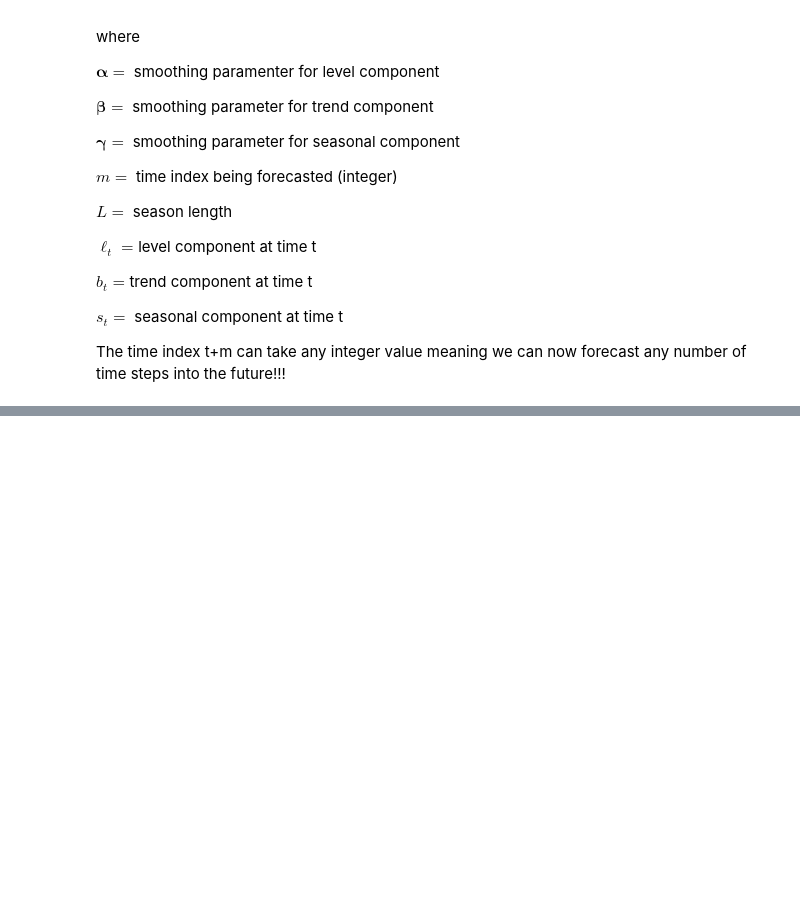
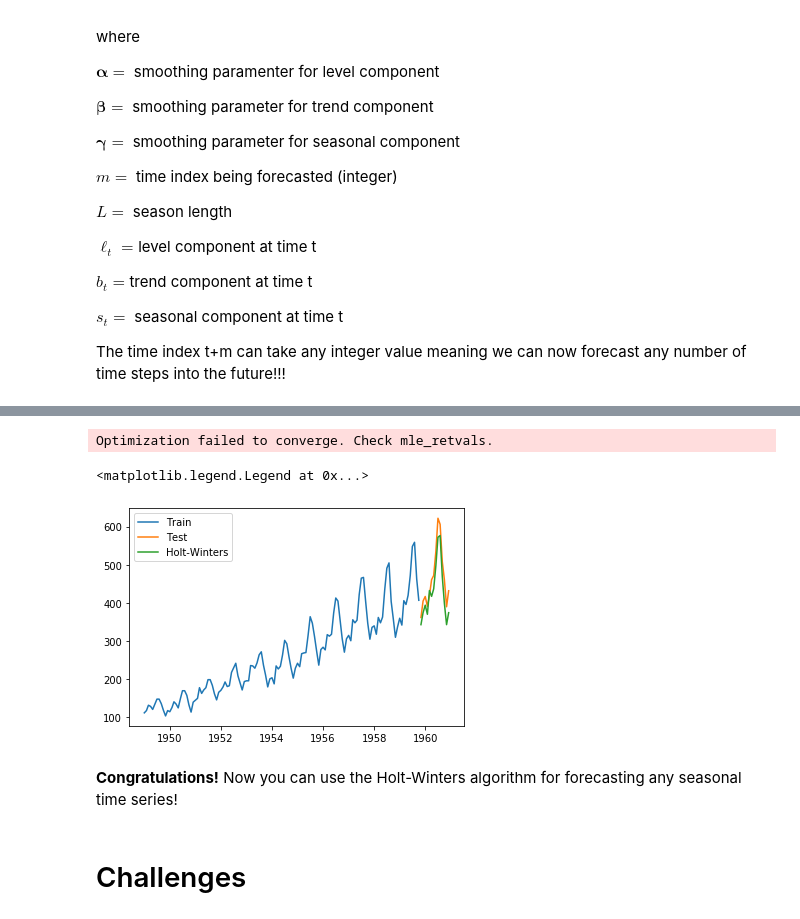
Before and after one commit to stefan262/Practical-ML-DS, a Jupyter notebook: Chapter 2. Python for Data Scientists/Module 7. Other ML Problems/Time Series/2. Holt-Winters Method for Time Series Forecasting.ipynb, the cells around one changed output, grey strips where cells are left out. Cells and saved outputs as stored; diff of their text form; code cells hidden in the pictures; blank space fills up the shorter version.

```diff
--- a/Chapter 2. Python for Data Scientists/Module 7. Other ML Problems/Time Series/2. Holt-Winters Method for Time Series Forecasting.ipynb
+++ b/Chapter 2. Python for Data Scientists/Module 7. Other ML Problems/Time Series/2. Holt-Winters Method for Time Series Forecasting.ipynb
@@ -381,0 +397,27 @@ The simplest way to optimize the values of alpha, beta, gamma is to run the Holt
+# %%
+import pandas as pd
+import numpy as np
+import matplotlib.pyplot as plt
+from statsmodels.tsa.holtwinters import ExponentialSmoothing
+
+df = pd.read_csv('../../DATA/airpassengers.csv',
+                parse_dates=['Month'],
+                 index_col='Month'
+)
+df.index.freq = 'MS'
+train, test = df.iloc[:130, 0], df.iloc[130:, 0]
+model = ExponentialSmoothing(train, seasonal='mul', seasonal_periods=12).fit()
+pred = model.predict(start=test.index[0], end=test.index[-1])
+
+plt.plot(train.index, train, label='Train')
+plt.plot(test.index, test, label='Test')
+plt.plot(pred.index, pred, label='Holt-Winters')
+plt.legend(loc='best')
+# %% [output]
+Optimization failed to converge. Check mle_retvals.
+<matplotlib.legend.Legend at 0x...>
+[figure, added]
+# %% [markdown]
+__Congratulations!__ Now you can use the Holt-Winters algorithm for forecasting any seasonal time series!
+# %% [markdown]
+# Challenges
```
Also changed, not shown: parts of 19 cells of this notebook.
